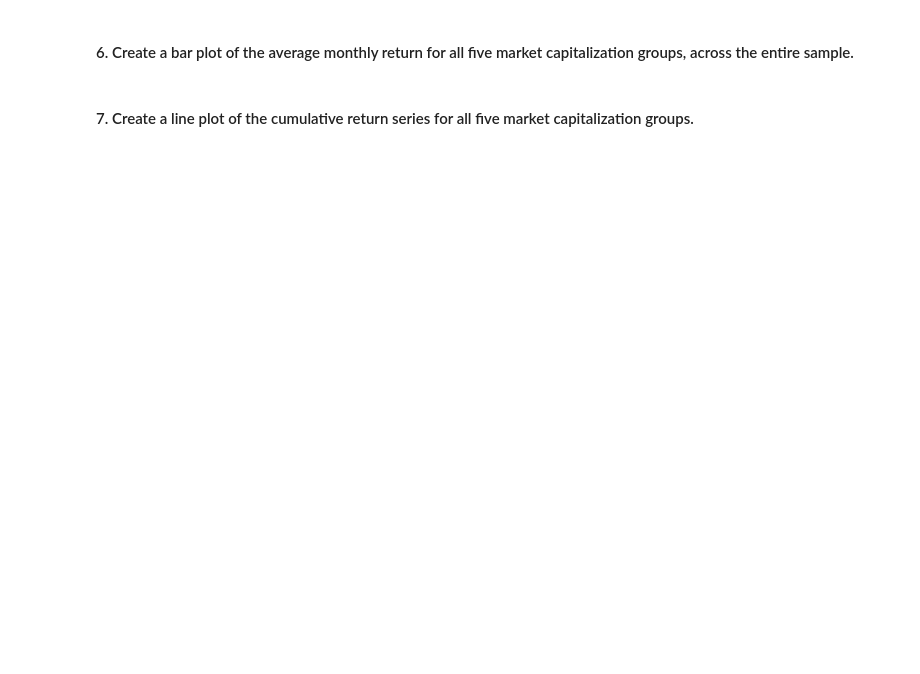
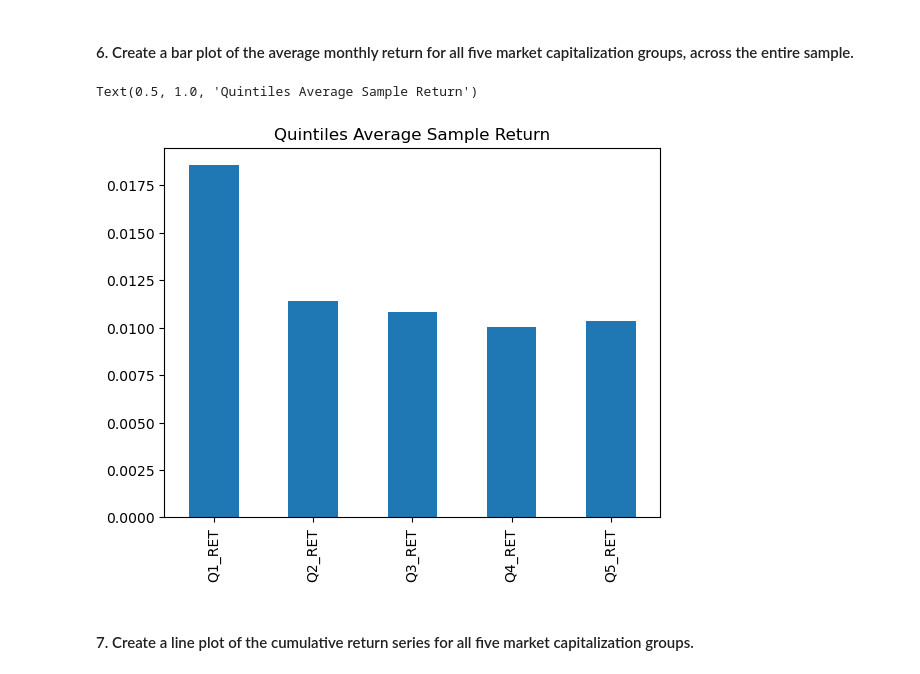
Before and after one commit to Alphaplayer248/Financial-Data-Project, a Jupyter notebook: Group Assignment_Klein1.ipynb, the cells around one changed output. Cells and saved outputs as stored; diff of their text form; code cells hidden in the pictures; blank space fills up the shorter version.

```diff
--- a/Group Assignment_Klein1.ipynb
+++ b/Group Assignment_Klein1.ipynb
@@ -344,0 +336,4 @@ quintiles.head()
+# %%
+quintiles=data.groupby(['DATE','MKTCAP_QT'])[['RET']].apply(lambda x:x.mean()).unstack(level=1)
+quintiles.columns=['Q1_RET','Q2_RET','Q3_RET','Q4_RET','Q5_RET']
+quintiles
@@ -345,4 +355,10 @@ quintiles.head()
 # %% [markdown]
 #### 6. Create a bar plot of the average monthly return for all five market capitalization groups, across the entire sample.
+# %%
+fig=quintiles.mean().plot(kind='bar')
+fig.set_title('Quintiles Average Sample Return')
+# %% [output]
+Text(0.5, 1.0, 'Quintiles Average Sample Return')
+[figure, added]
 # %% [markdown]
 #### 7. Create a line plot of the cumulative return series for all five market capitalization groups.
```
Also changed, not shown: parts of 7 cells of this notebook.
